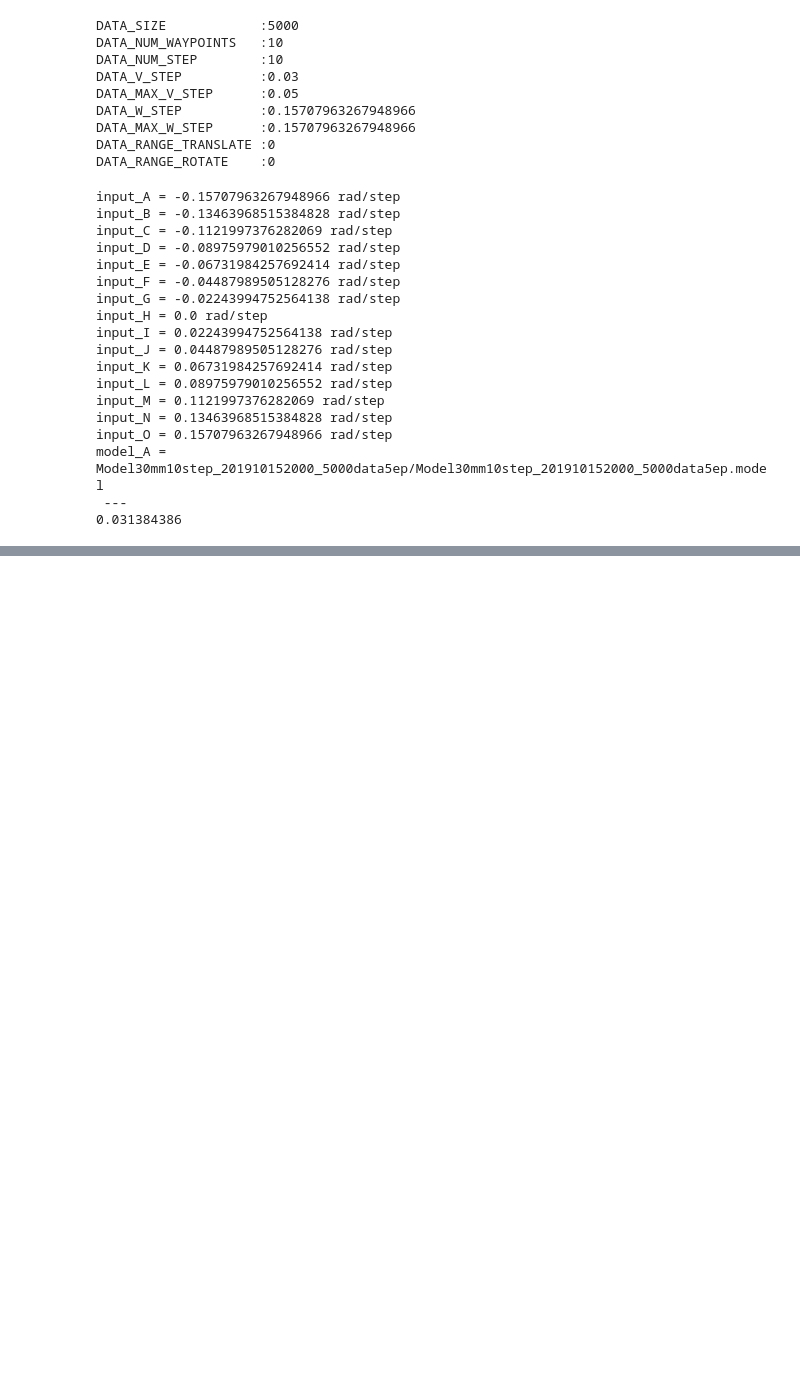
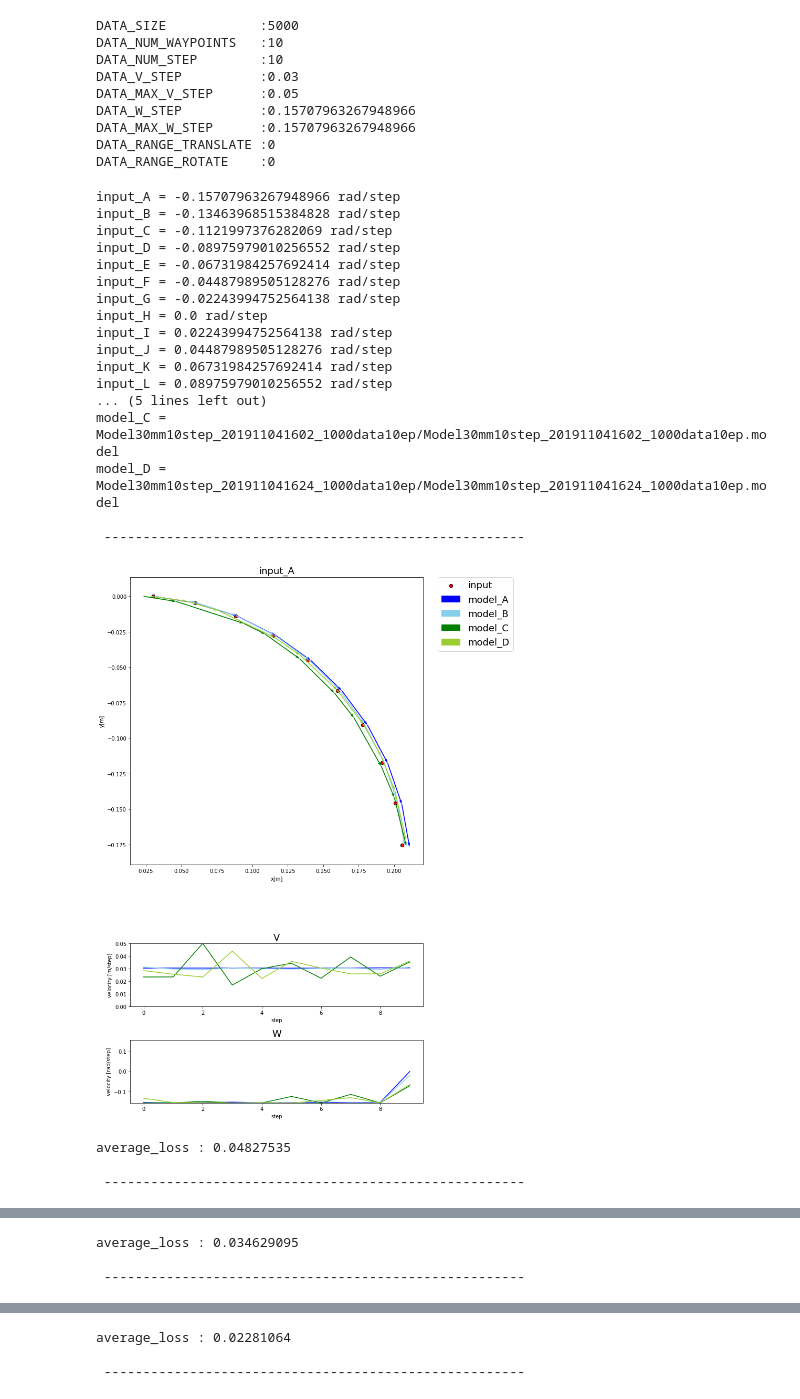
Before and after one commit to yotaseki/ROS-Cart, a Jupyter notebook: script/Test.ipynb, the cells around one changed output, grey strips where cells are left out. Saved outputs shown, nothing was run; the diff lists cells and outputs as text; code cells hidden in the pictures; blank space fills up the shorter version.

```diff
--- a/script/Test.ipynb
+++ b/script/Test.ipynb
@@ -38,8 +38,10 @@ def plot_path(fig,cart_path,xlim=[-5,5],ylim=[-5,5],color='red',scatter=0):
     fig.set_xlabel("x[m]")
     fig.set_ylabel("y[m]")
     fig.axis('scaled')
-    fig.set_xlim(xlim[0],xlim[1])
-    fig.set_ylim(ylim[0],ylim[1])
+    #fig.set_xlim(xlim[0],xlim[1])
+    #fig.set_ylim(ylim[0],ylim[1])
+    #fig.set_xlim(min(path[:,0]),max(path[:,0]))
+    #fig.set_ylim(min(path[:,1]),max(path[:,1]))
     fig.grid()
     return fig
 # %%
@@ -141,11 +143,18 @@ DATA_RANGE_ROTATE    :0
 # %%
 
 modelname = [
-    'Model30mm10step_201910152000_5000data5ep/Model30mm10step_201910152000_5000data5ep.model'
+    'Model30mm10step_201910231838_5000data15ep/Model30mm10step_201910231838_5000data15ep.model',
+    'Model30mm10step_201910241950_5000data15ep/Model30mm10step_201910241950_5000data15ep.model',
+    'Model30mm10step_201911041602_1000data10ep/Model30mm10step_201911041602_1000data10ep.model',
+    'Model30mm10step_201911041624_1000data10ep/Model30mm10step_201911041624_1000data10ep.model'
+    # 'Model30mm10step_201910152000_5000data5ep/Model30mm10step_201910152000_5000data5ep.model',
+    # 'Model30mm10step_201910211942_5000data30ep/Model30mm10step_201910211942_5000data30ep.model'
 ]
+# modelname = [ 'Model30mm50step_201910292118_5000data15ep/Model30mm50step_201910292118_5000data15ep.model']
 
 modelcolors = [
     'blue',
+    'skyblue',
     'green',
     'yellowgreen',
     'purple',
@@ -173,7 +182,7 @@ def predict_clip(model,x):
     # clip
     v_limit = DATA_MAX_V_STEP
     w_limit = DATA_MAX_W_STEP
-    v = F.clip(y_v,-v_limit,v_limit)
+    v = F.clip(y_v,0.0,v_limit)
     w = F.clip(y_w,-w_limit,w_limit)
     # zero-padding
     pad = Variable(xp.zeros((1,DATA_NUM_STEP),dtype=xp.float32))
@@ -204,7 +213,7 @@ w_1_df = pd.DataFrame(index=rows, columns=columns)
 ave_v_df = pd.DataFrame(index=rows, columns=columns)
 ave_w_df = pd.DataFrame(index=rows, columns=columns)
 for i in range(len(rad)):
-    print(' --- ')
+    print('\n ------------------------------------------------------ ')
     Y = []
     fig ,axes = plt.subplots(3,1, gridspec_kw={'height_ratios': [6,1,1]},figsize=(10,20))
     plt.subplots_adjust(wspace=0, hspace=0.2)
@@ -212,10 +221,16 @@ for i in range(len(rad)):
     # ax = fig.add_subplot(1,1,1)
     d = data.generate_arc_path(DATA_NUM_STEP,rad[i],DATA_V_STEP)
     d = data.rotate_path(d,rad[i]*0.5)
+    if DATA_RANGE_TRANSLATE != 0:
+        rand_trans_x = xp.random.rand() * DATA_RANGE_TRANSLATE
+        d = data.translate_path(d,rand_trans_x,0.0)
+    if DATA_RANGE_ROTATE != 0:
+        rand_rotate = xp.random.rand()*(DATA_RANGE_ROTATE*2)-DATA_RANGE_ROTATE
+        d = data.rotate_path(d,rand_rotate)
     x_test = d
     x = xp.ravel(x_test[:,0:2])
     x = Variable(xp.array([x],dtype=xp.float32))
-    axes[0] = plot_path(axes[0],x_test,xlim=[-.1,.6],ylim=[-.4,.4],scatter=1)
+    axes[0] = plot_path(axes[0],x_test,xlim=[-.1,.5],ylim=[-.2,.2],scatter=1)
     for j in range(len(models)):
         y, loss, z_oplus = predict_clip(models[j],x)
         Y.append(y.data)
@@ -226,46 +241,50 @@ for i in range(len(rad)):
         ave_w_df.iat[i,j] = mean_w
         v_1_df.iat[i,j] = y.data[0,0,0]
         w_1_df.iat[i,j] = y.data[0,0,2]
-        axes[0] = plot_path(axes[0], z_oplus,xlim=[-.1,.6],ylim=[-.4,.4],color=modelcolors[j])
+        axes[0] = plot_path(axes[0], z_oplus,xlim=[-.1,.5],ylim=[-.2,.2],color=modelcolors[j])
         if(settings.gpu_index >= 0):
             y_np = xp.asnumpy(y.data)
-        margin = 0.05
+        margin = 0.0
         axes[1].plot(y_np[0,:,0],color=modelcolors[j])
-        #axes[1].set_ylim([0,DATA_M_PER_STEP+margin])
+        axes[1].set_ylim([0,DATA_MAX_V_STEP+margin])
         axes[1].set_title('V', fontsize=18)
         axes[1].set_ylabel('velocity [m/step]')
         axes[1].set_xlabel('step')
         axes[1].grid()
-        margin = 0.5
+        margin = 0.0
         axes[2].plot(y_np[0,:,2],color=modelcolors[j])
-        #axes[2].set_ylim([-DATA_RAD_PER_STEP-margin,DATA_RAD_PER_STEP+margin])
+        axes[2].set_ylim([-DATA_MAX_W_STEP-margin,DATA_MAX_W_STEP+margin])
         axes[2].set_ylabel('velocity [rad/step]')
         axes[2].set_xlabel('step')
         axes[2].set_title('W', fontsize=18)
         axes[2].grid()
     leg = columns.copy()
     leg.insert(0,'input')
     axes[0].legend(leg,bbox_to_anchor=(1.05, 1), loc='upper left', borderaxespad=0, fontsize=18)
     axes[0].grid()
     axes[0].set_title(rows_name[i], fontsize=18)
-    print(loss.data)
+    plt.pause(0.01)
+    print('average_loss :', loss.data)
     plt.show()
 # %% [output]
 input_A = -0.15707963267948966 rad/step
 input_B = -0.13463968515384828 rad/step
 input_C = -0.1121997376282069 rad/step
 input_D = -0.08975979010256552 rad/step
 input_E = -0.06731984257692414 rad/step
 input_F = -0.04487989505128276 rad/step
 input_G = -0.02243994752564138 rad/step
 input_H = 0.0 rad/step
 input_I = 0.02243994752564138 rad/step
 input_J = 0.04487989505128276 rad/step
 input_K = 0.06731984257692414 rad/step
 input_L = 0.08975979010256552 rad/step
-input_M = 0.1121997376282069 rad/step
-input_N = 0.13463968515384828 rad/step
-input_O = 0.15707963267948966 rad/step
-model_A = Model30mm10step_201910152000_5000data5ep/Model30mm10step_201910152000_5000data5ep.model
- ---
-0.031384386
+... (5 lines left out)
+model_C = Model30mm10step_201911041602_1000data10ep/Model30mm10step_201911041602_1000data10ep.model
+model_D = Model30mm10step_201911041624_1000data10ep/Model30mm10step_201911041624_1000data10ep.model
+
+ ------------------------------------------------------
+[figure, added]
+average_loss : 0.04827535
+
+ ------------------------------------------------------
@@ -271,0 +292,3 @@ model_A = Model30mm10step_201910152000_5000data5ep/Model30mm10step_201910152000_
+average_loss : 0.034629095
+
+ ------------------------------------------------------
@@ -271,0 +296,3 @@ model_A = Model30mm10step_201910152000_5000data5ep/Model30mm10step_201910152000_
+average_loss : 0.02281064
+
+ ------------------------------------------------------
```
Also changed, not shown: parts of 4 cells of this notebook, 1 other file.
